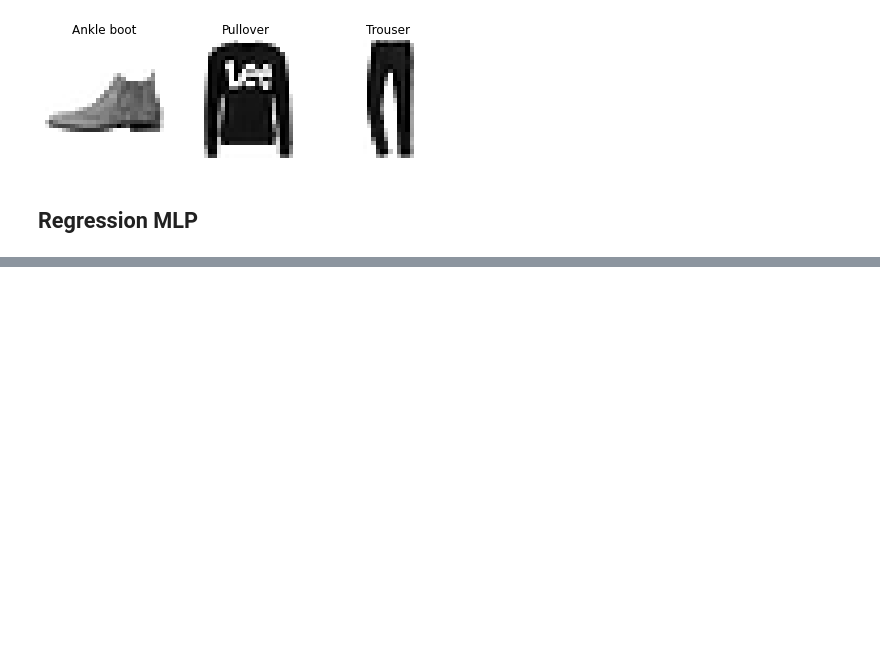
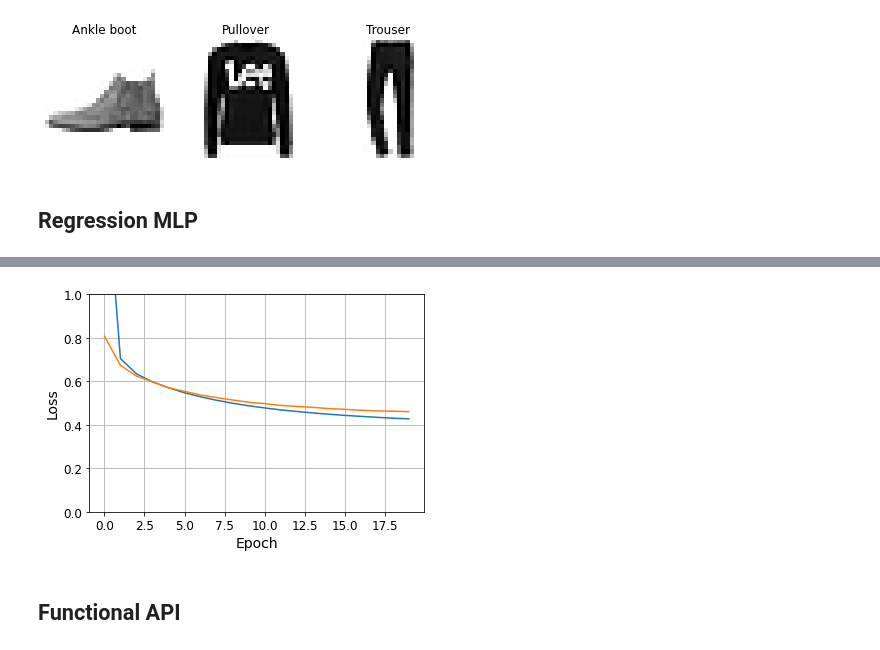
Before and after one commit to stevelorenz/programming-playground, a Jupyter notebook: machine_learning/hands_on_machine_learning_with_scikit_learn_tensorflow/10_neural_nets_with_keras.ipynb, the cells around one changed output, grey strips where cells are left out. Saved outputs shown, nothing was run; the diff lists cells and outputs as text; code cells hidden in the pictures; blank space fills up the shorter version.

Commit message:
Finish 10_neural_nets_with_keras.ipynb

```diff
--- a/machine_learning/hands_on_machine_learning_with_scikit_learn_tensorflow/10_neural_nets_with_keras.ipynb
+++ b/machine_learning/hands_on_machine_learning_with_scikit_learn_tensorflow/10_neural_nets_with_keras.ipynb
@@ -356,0 +375,21 @@ plt.show()
+# %%
+import tensorflow.keras as keras
+
+model = keras.models.Sequential(
+    [
+        # The number of features are X_train.shape[1:] == 8
+        keras.layers.Dense(30, activation="relu", input_shape=X_train.shape[1:]),
+        # The output is a single neuron for a single value without activation function
+        keras.layers.Dense(1),
+    ]
+)
+
+model.compile(
+    loss="mean_squared_error", optimizer=keras.optimizers.SGD(learning_rate=1e-3)
+)
+
+history = model.fit(X_train, y_train, epochs=20, validation_data=(X_valid, y_valid))
+
+mse_test = model.evaluate(X_test, y_test)
+print("MSE on Test set:")
+print(mse_test)
@@ -356,0 +414,14 @@ plt.show()
+# %%
+import pandas as pd
+import matplotlib.pyplot as plt
+
+plt.plot(pd.DataFrame(history.history))
+plt.gca().set_ylim(0, 1)
+plt.gca().set_xlabel("Epoch")
+plt.gca().set_ylabel("Loss")
+plt.grid()
+plt.show()
+# %% [output]
+[figure, added]
+# %% [markdown]
+## Functional API
```
Also changed, not shown: parts of 52 cells of this notebook, 1 other file.
